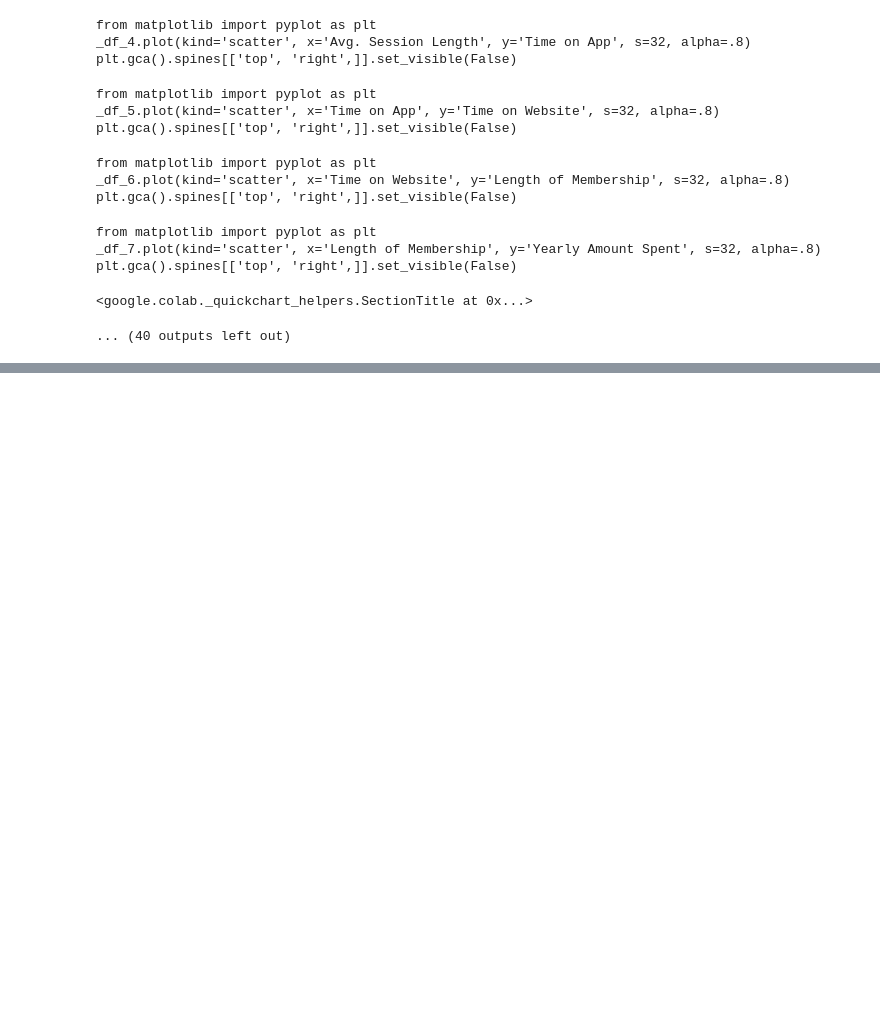
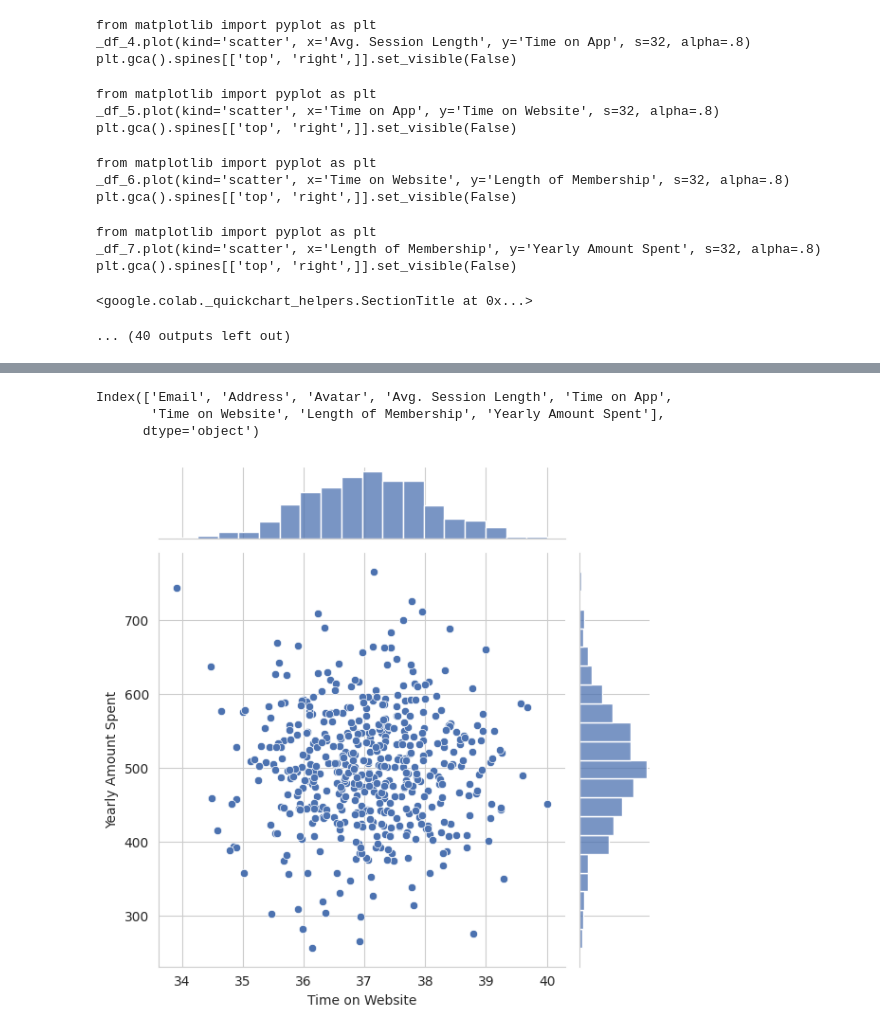
Before and after one commit to Yash-Yelave/Machine_Learning, a Jupyter notebook: ML_PR_test.ipynb, the cells around one changed output, grey strips where cells are left out. Saved outputs shown, nothing was run; the diff lists cells and outputs as text; code cells hidden in the pictures; blank space fills up the shorter version.

```diff
--- a/ML_PR_test.ipynb
+++ b/ML_PR_test.ipynb
@@ -64,0 +83,14 @@ plt.gca().spines[['top', 'right',]].set_visible(False)
+# %%
+df.columns
+# %% [output]
+Index(['Email', 'Address', 'Avatar', 'Avg. Session Length', 'Time on App',
+       'Time on Website', 'Length of Membership', 'Yearly Amount Spent'],
+      dtype='object')
+# %%
+sns.set_style('whitegrid')
+sns.set_palette('deep')
+# %%
+sns.jointplot(x='Time on Website',y='Yearly Amount Spent',data=df)
+plt.show()
+# %% [output]
+[figure, added]
```
Also changed, not shown: parts of 1 cell of this notebook.
